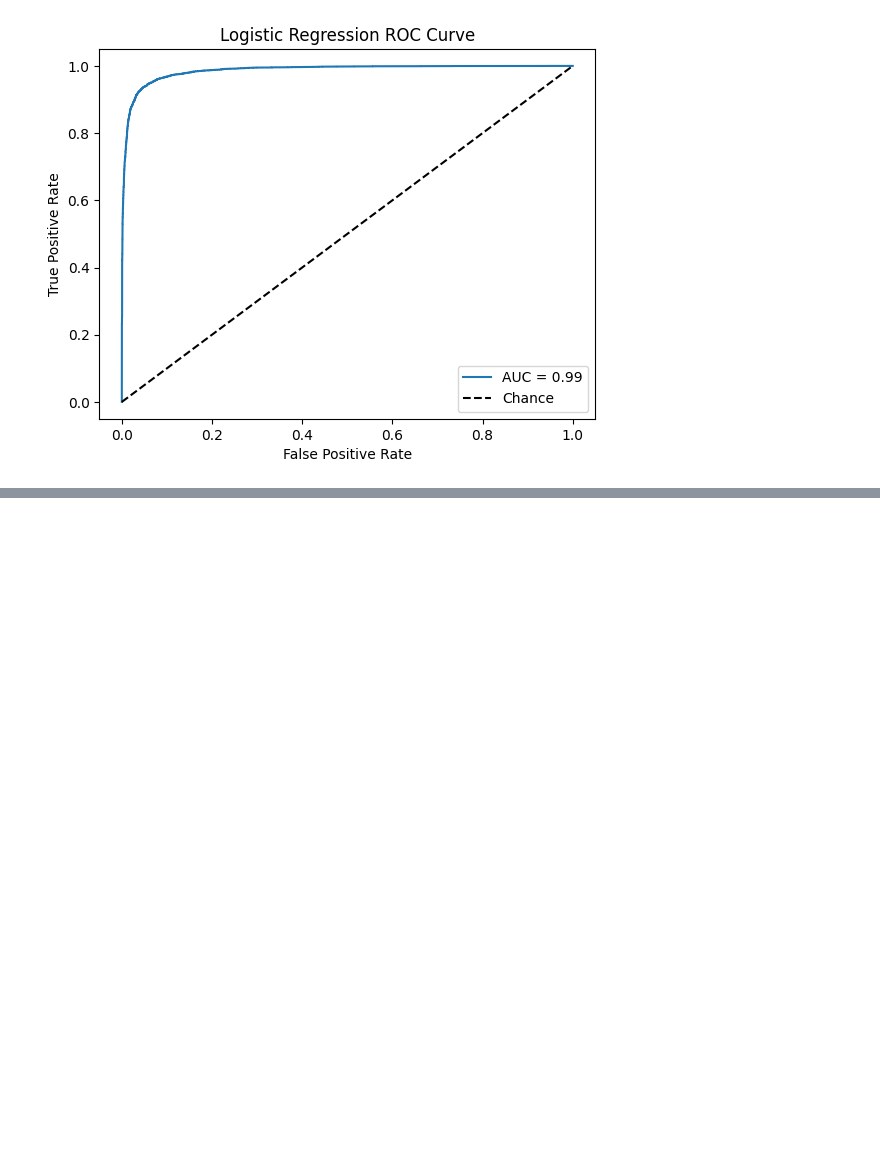
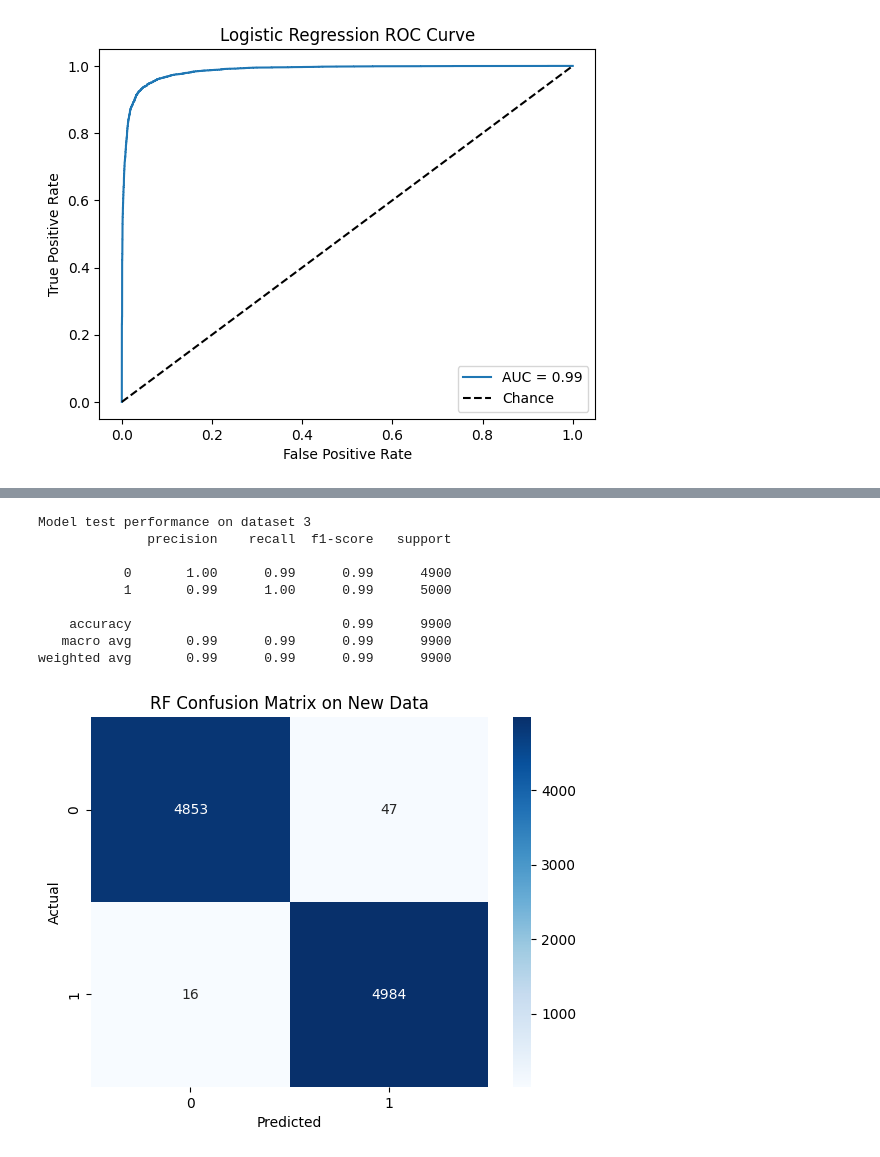
Before and after one commit to ajace13/Data-Ethics-Misinformation-Project, a Jupyter notebook: analysis.ipynb, the cells around one changed output, grey strips where cells are left out. Saved outputs shown, nothing was run; the diff lists cells and outputs as text; code cells hidden in the pictures; blank space fills up the shorter version.

```diff
--- a/analysis.ipynb
+++ b/analysis.ipynb
@@ -389,0 +476,23 @@ plt.show()
+# %%
+# Random Forest Classifier
+y_pred_no_rf = rf_model2.predict(X3)
+print("Model test performance on dataset 3")
+print(classification_report(y3, y_pred_no_rf))
+
+cm_no_rf = confusion_matrix(y3, y_pred_no_rf)
+sns.heatmap(cm_no_rf, annot=True, fmt='d', cmap='Blues')
+plt.title('RF Confusion Matrix on New Data')
+plt.xlabel('Predicted')
+plt.ylabel('Actual')
+plt.show()
+# %% [output]
+Model test performance on dataset 3
+              precision    recall  f1-score   support
+
+           0       1.00      0.99      0.99      4900
+           1       0.99      1.00      0.99      5000
+
+    accuracy                           0.99      9900
+   macro avg       0.99      0.99      0.99      9900
+weighted avg       0.99      0.99      0.99      9900
+[figure, added]
```
Also changed, not shown: parts of 13 cells of this notebook, 2 other files.
